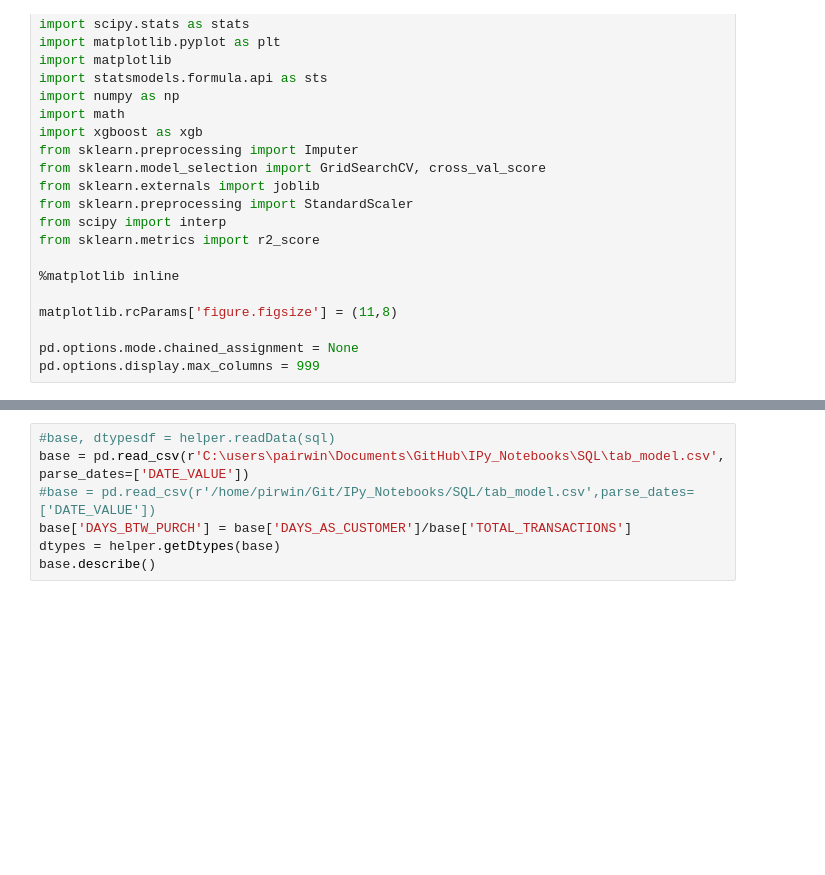
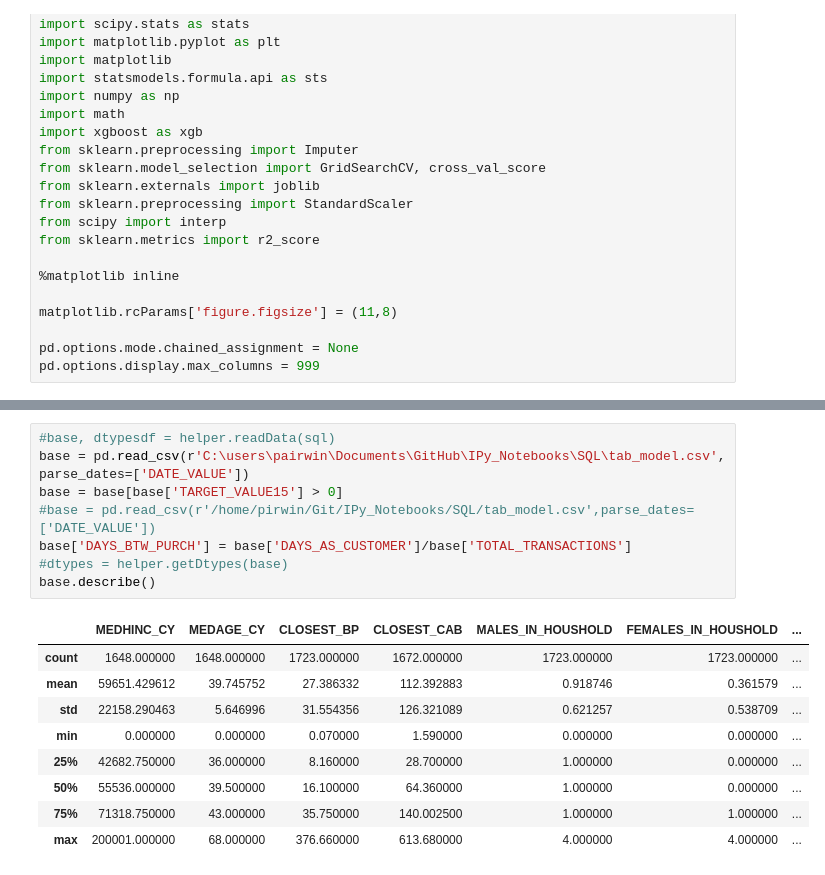
Before and after one commit to FloobtheGreat/IPy_Notebooks, a Jupyter notebook: Analyses/TabModeling_Linear.ipynb, the cells around one changed output, grey strips where cells are left out. Cells and saved outputs as stored; diff of their text form; blank space fills up the shorter version.

Commit message:
ValueModel

```diff
--- a/Analyses/TabModeling_Linear.ipynb
+++ b/Analyses/TabModeling_Linear.ipynb
@@ -33,7 +33,18 @@ NameError: name 'HelperPI' is not defined
 # %%
 #base, dtypesdf = helper.readData(sql)
 base = pd.read_csv(r'C:\users\pairwin\Documents\GitHub\IPy_Notebooks\SQL\tab_model.csv', parse_dates=['DATE_VALUE'])
+base = base[base['TARGET_VALUE15'] > 0]
 #base = pd.read_csv(r'/home/pirwin/Git/IPy_Notebooks/SQL/tab_model.csv',parse_dates=['DATE_VALUE'])
 base['DAYS_BTW_PURCH'] = base['DAYS_AS_CUSTOMER']/base['TOTAL_TRANSACTIONS']
-dtypes = helper.getDtypes(base)
+#dtypes = helper.getDtypes(base)
 base.describe()
+# %% [output]
+|  | MEDHINC_CY | MEDAGE_CY | CLOSEST_BP | CLOSEST_CAB | MALES_IN_HOUSHOLD | FEMALES_IN_HOUSHOLD | ... |
+| count | 1648.000000 | 1648.000000 | 1723.000000 | 1672.000000 | 1723.000000 | 1723.000000 | ... |
+| mean | 59651.429612 | 39.745752 | 27.386332 | 112.392883 | 0.918746 | 0.361579 | ... |
+| std | 22158.290463 | 5.646996 | 31.554356 | 126.321089 | 0.621257 | 0.538709 | ... |
+| min | 0.000000 | 0.000000 | 0.070000 | 1.590000 | 0.000000 | 0.000000 | ... |
+| 25% | 42682.750000 | 36.000000 | 8.160000 | 28.700000 | 1.000000 | 0.000000 | ... |
+| 50% | 55536.000000 | 39.500000 | 16.100000 | 64.360000 | 1.000000 | 0.000000 | ... |
+| 75% | 71318.750000 | 43.000000 | 35.750000 | 140.002500 | 1.000000 | 1.000000 | ... |
+| max | 200001.000000 | 68.000000 | 376.660000 | 613.680000 | 4.000000 | 4.000000 | ... |
```
Also changed, not shown: parts of 4 cells of this notebook.
